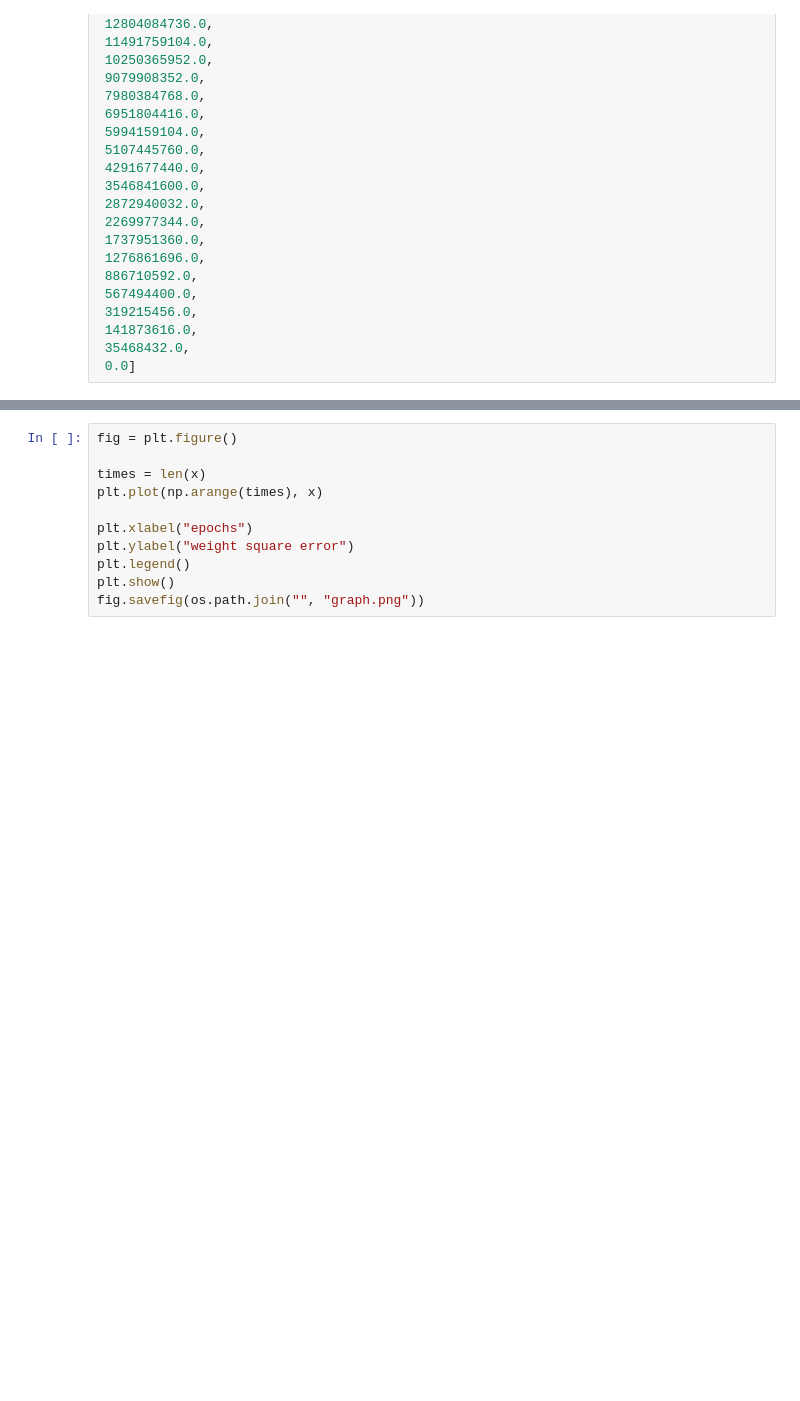
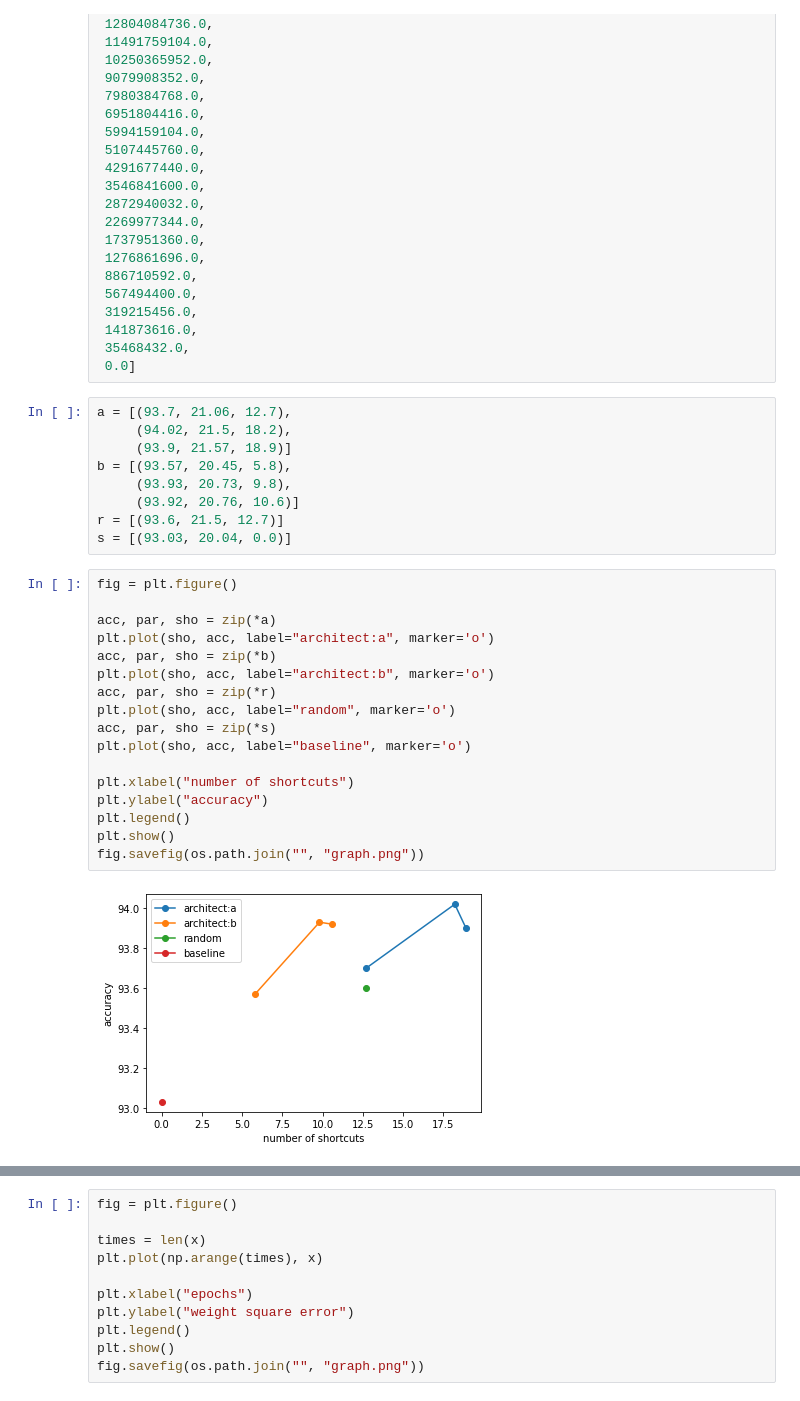
Before and after one commit to tatsuya-sugiyama/notebook, a Jupyter notebook: Untitled0.ipynb, the cells around one changed output, grey strips where cells are left out. Saved outputs shown, nothing was run; the diff lists cells and outputs as text; blank space fills up the shorter version.

```diff
--- a/Untitled0.ipynb
+++ b/Untitled0.ipynb
@@ -132,3 +197,31 @@ x = [71823482880.0,
  141873616.0,
  35468432.0,
  0.0]
+# %%
+a = [(93.7, 21.06, 12.7),
+     (94.02, 21.5, 18.2),
+     (93.9, 21.57, 18.9)]
+b = [(93.57, 20.45, 5.8),
+     (93.93, 20.73, 9.8),
+     (93.92, 20.76, 10.6)]
+r = [(93.6, 21.5, 12.7)]
+s = [(93.03, 20.04, 0.0)]
+# %%
+fig = plt.figure()
+
+acc, par, sho = zip(*a)
+plt.plot(sho, acc, label="architect:a", marker='o')
+acc, par, sho = zip(*b)
+plt.plot(sho, acc, label="architect:b", marker='o')
+acc, par, sho = zip(*r)
+plt.plot(sho, acc, label="random", marker='o')
+acc, par, sho = zip(*s)
+plt.plot(sho, acc, label="baseline", marker='o')
+
+plt.xlabel("number of shortcuts")
+plt.ylabel("accuracy")
+plt.legend()
+plt.show()
+fig.savefig(os.path.join("", "graph.png"))
+# %% [output]
+[figure, added]
```
Also changed, not shown: parts of 24 cells of this notebook, 4 other files.
